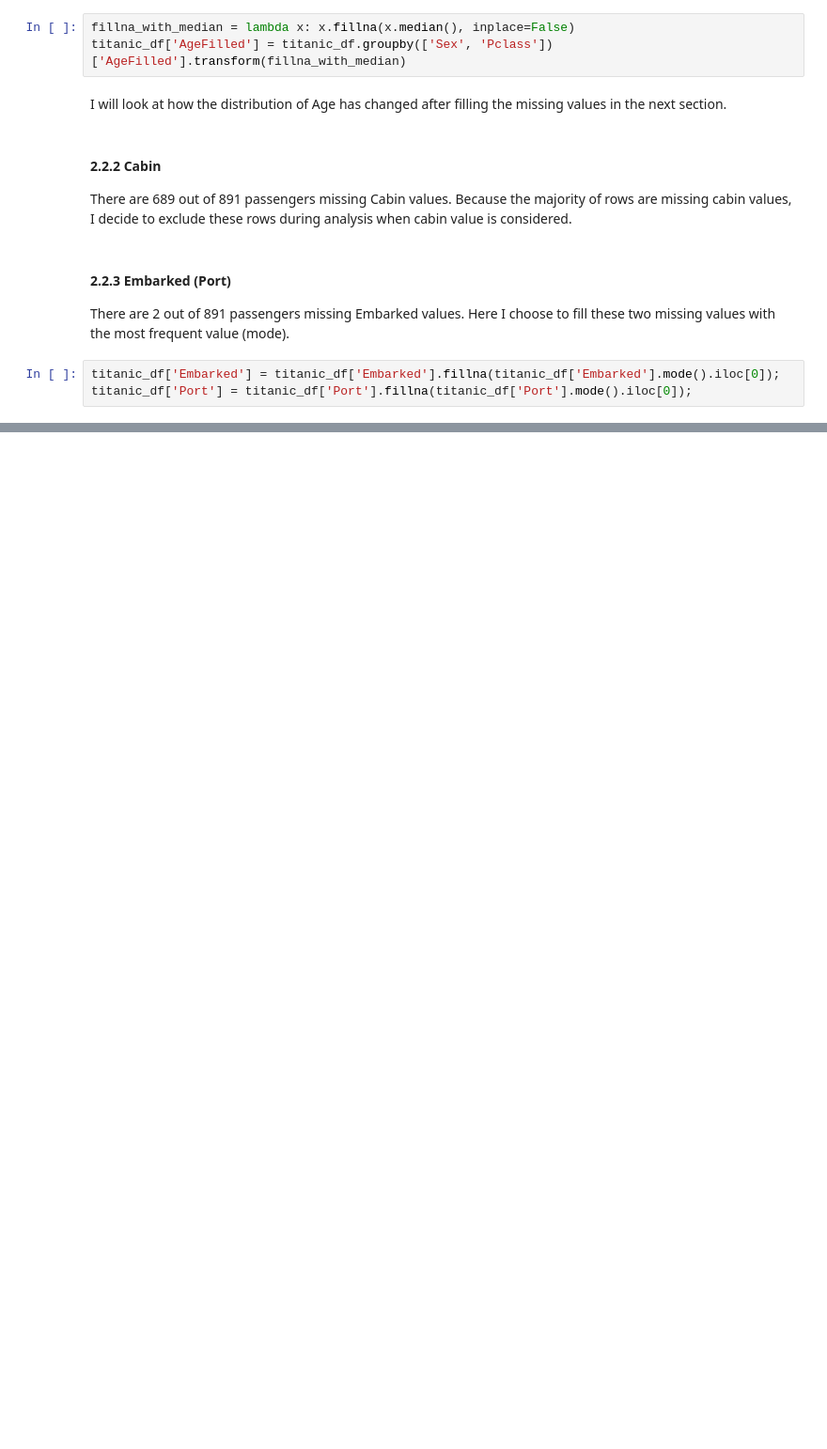
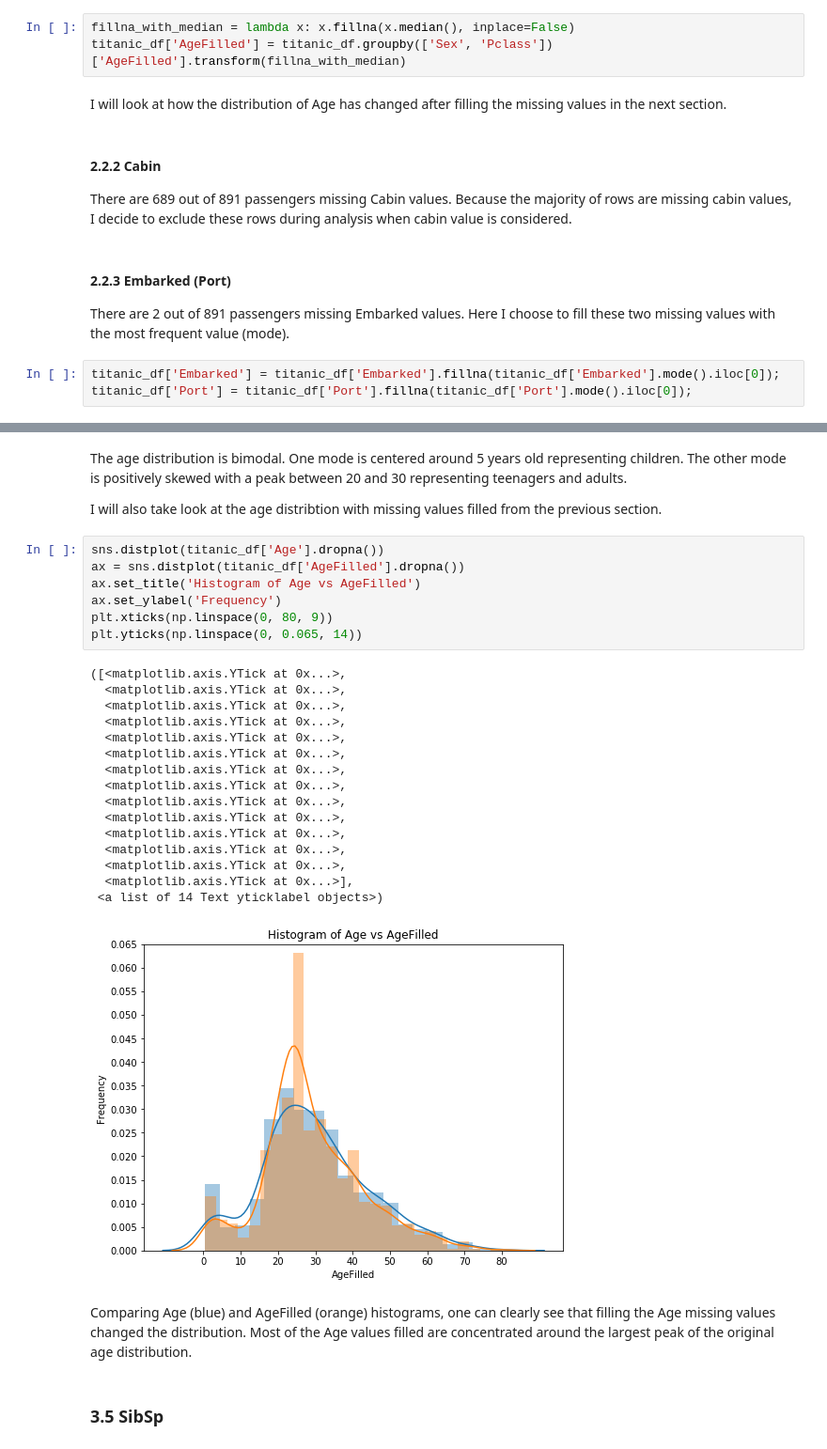
Before and after one commit to Zhenmao/udacity-dand-p2-investigate-a-dataset, a Jupyter notebook: udacity-dand-p2-investigate-a-dataset.ipynb, the cells around one changed output, grey strips where cells are left out. Shown at 94% size. Saved outputs shown, nothing was run; the diff lists cells and outputs as text; blank space fills up the shorter version.

Commit message:
feat: Add data exploration 1 section
Add Data Exploration 1 section that explore the distribution of individual variables.

```diff
--- a/udacity-dand-p2-investigate-a-dataset.ipynb
+++ b/udacity-dand-p2-investigate-a-dataset.ipynb
@@ -173,0 +259,32 @@ titanic_df['Port'] = titanic_df['Port'].fillna(titanic_df['Port'].mode().iloc[0]
+# %% [markdown]
+The age distribution is bimodal. One mode is centered around 5 years old representing children. The other mode is positively skewed with a peak between 20 and 30 representing teenagers and adults.
+
+I will also take look at the age distribtion with missing values filled from the previous section.
+# %%
+sns.distplot(titanic_df['Age'].dropna())
+ax = sns.distplot(titanic_df['AgeFilled'].dropna())
+ax.set_title('Histogram of Age vs AgeFilled')
+ax.set_ylabel('Frequency')
+plt.xticks(np.linspace(0, 80, 9))
+plt.yticks(np.linspace(0, 0.065, 14))
+# %% [output]
+([<matplotlib.axis.YTick at 0x...>,
+  <matplotlib.axis.YTick at 0x...>,
+  <matplotlib.axis.YTick at 0x...>,
+  <matplotlib.axis.YTick at 0x...>,
+  <matplotlib.axis.YTick at 0x...>,
+  <matplotlib.axis.YTick at 0x...>,
+  <matplotlib.axis.YTick at 0x...>,
+  <matplotlib.axis.YTick at 0x...>,
+  <matplotlib.axis.YTick at 0x...>,
+  <matplotlib.axis.YTick at 0x...>,
+  <matplotlib.axis.YTick at 0x...>,
+  <matplotlib.axis.YTick at 0x...>,
+  <matplotlib.axis.YTick at 0x...>,
+  <matplotlib.axis.YTick at 0x...>],
+ <a list of 14 Text yticklabel objects>)
+[figure, added]
+# %% [markdown]
+Comparing Age (blue) and AgeFilled (orange) histograms, one can clearly see that filling the Age missing values changed the distribution. Most of the Age values filled are concentrated around the largest peak of the original age distribution.
+# %% [markdown]
+### 3.5 SibSp
```
Also changed, not shown: parts of 35 cells of this notebook.
